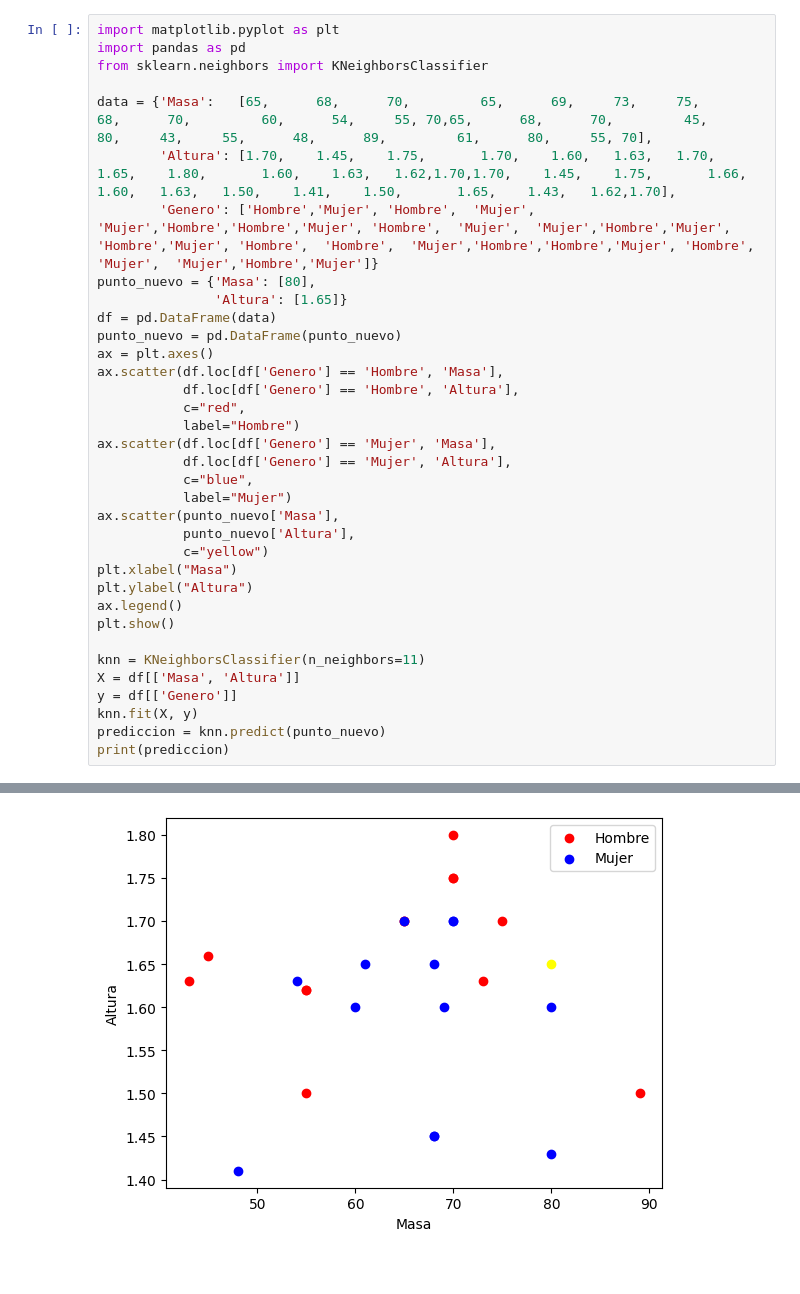
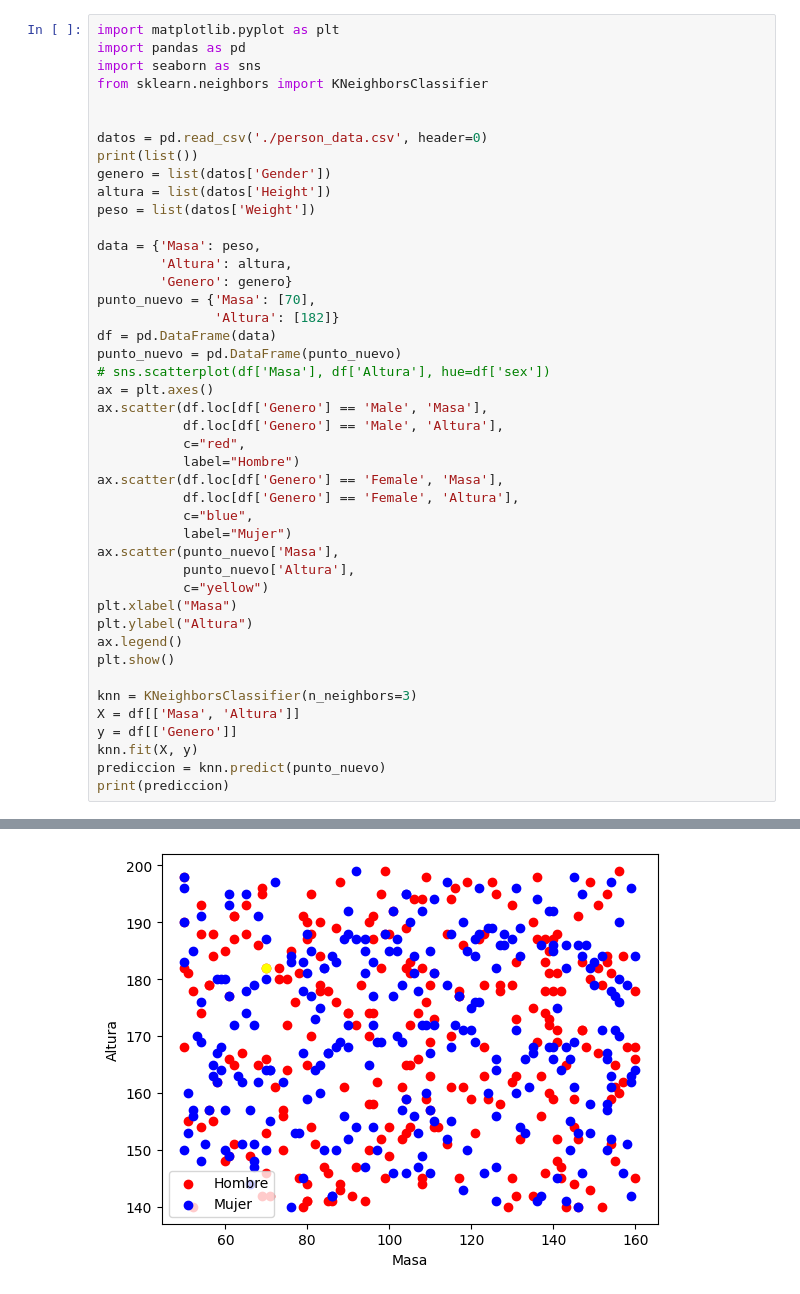
Before and after one commit to sant1ln/KNN-Algoritmo, a Jupyter notebook: main.ipynb, the cells around one changed output, grey strips where cells are left out. Cells and saved outputs as stored; diff of their text form.

```diff
--- a/main.ipynb
+++ b/main.ipynb
@@ -1,22 +1,31 @@
 # %%
 import matplotlib.pyplot as plt
 import pandas as pd
+import seaborn as sns
 from sklearn.neighbors import KNeighborsClassifier
 
-data = {'Masa':   [65,      68,      70,         65,      69,     73,     75,      68,      70,         60,      54,     55, 70,65,      68,      70,         45,      80,     43,     55,      48,      89,         61,      80,     55, 70],
-        'Altura': [1.70,    1.45,    1.75,       1.70,    1.60,   1.63,   1.70,    1.65,    1.80,       1.60,    1.63,   1.62,1.70,1.70,    1.45,    1.75,       1.66,    1.60,   1.63,   1.50,    1.41,    1.50,       1.65,    1.43,   1.62,1.70],
-        'Genero': ['Hombre','Mujer', 'Hombre',  'Mujer',  'Mujer','Hombre','Hombre','Mujer', 'Hombre',  'Mujer',  'Mujer','Hombre','Mujer', 'Hombre','Mujer', 'Hombre',  'Hombre',  'Mujer','Hombre','Hombre','Mujer', 'Hombre',  'Mujer',  'Mujer','Hombre','Mujer']}
-punto_nuevo = {'Masa': [80],
-               'Altura': [1.65]}
+
+datos = pd.read_csv('./person_data.csv', header=0)
+print(list())
+genero = list(datos['Gender'])
+altura = list(datos['Height'])
+peso = list(datos['Weight'])
+
+data = {'Masa': peso,
+        'Altura': altura,
+        'Genero': genero}
+punto_nuevo = {'Masa': [70],
+               'Altura': [182]}
 df = pd.DataFrame(data)
 punto_nuevo = pd.DataFrame(punto_nuevo)
+# sns.scatterplot(df['Masa'], df['Altura'], hue=df['sex'])
 ax = plt.axes()
-ax.scatter(df.loc[df['Genero'] == 'Hombre', 'Masa'],
-           df.loc[df['Genero'] == 'Hombre', 'Altura'],
+ax.scatter(df.loc[df['Genero'] == 'Male', 'Masa'],
+           df.loc[df['Genero'] == 'Male', 'Altura'],
            c="red",
            label="Hombre")
-ax.scatter(df.loc[df['Genero'] == 'Mujer', 'Masa'],
-           df.loc[df['Genero'] == 'Mujer', 'Altura'],
+ax.scatter(df.loc[df['Genero'] == 'Female', 'Masa'],
+           df.loc[df['Genero'] == 'Female', 'Altura'],
            c="blue",
            label="Mujer")
 ax.scatter(punto_nuevo['Masa'],
@@ -27,7 +36,7 @@ plt.ylabel("Altura")
 ax.legend()
 plt.show()
 
-knn = KNeighborsClassifier(n_neighbors=11)
+knn = KNeighborsClassifier(n_neighbors=3)
 X = df[['Masa', 'Altura']]
 y = df[['Genero']]
 knn.fit(X, y)
@@ -37 +47 @@ print(prediccion)
-[figure, old version]
+[figure, new version]
```
Also changed, not shown: parts of 1 cell of this notebook, 2 other files.
